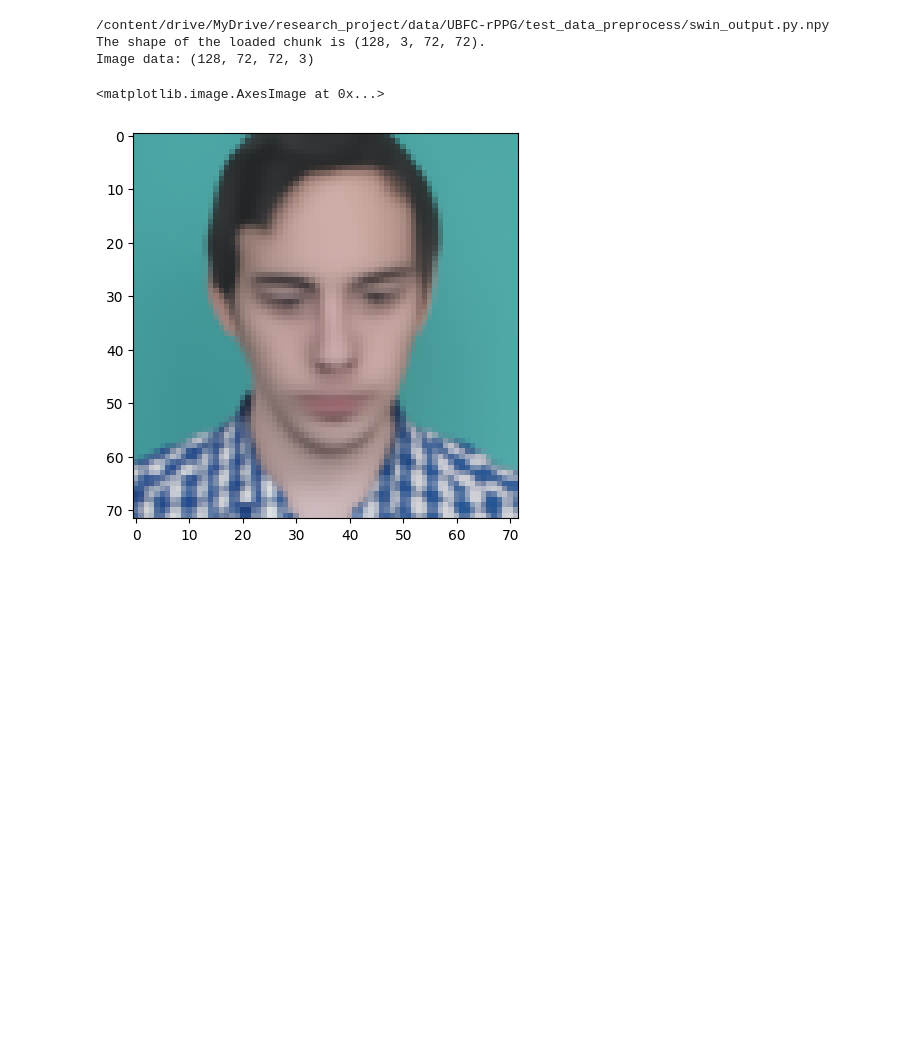
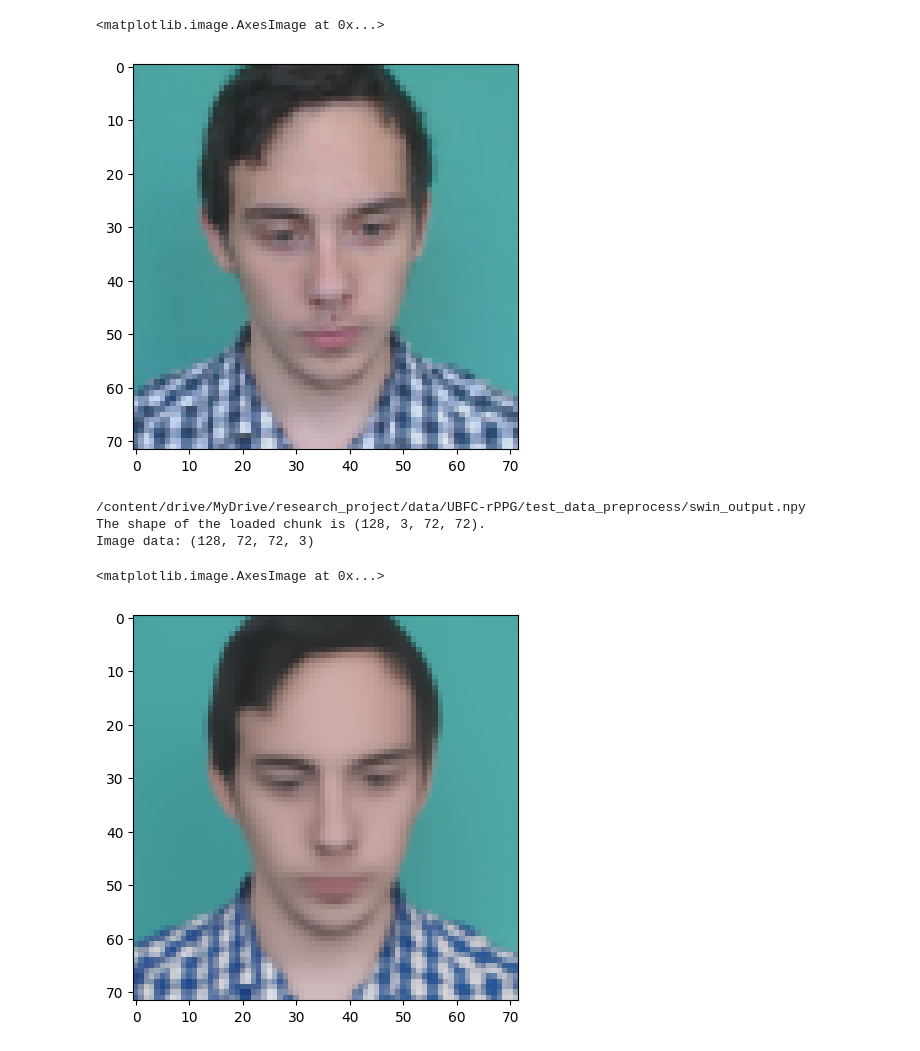
Before and after one commit to trappertwo/rPPG-Toolbox, a Jupyter notebook: tools/preprocessing_viz/viz_preprocessed_data.ipynb, the cells around one changed output. Drawn from its saved outputs; the diff is of its cells as text; code cells hidden in the pictures; blank space fills up the shorter version.

```diff
--- a/tools/preprocessing_viz/viz_preprocessed_data.ipynb
+++ b/tools/preprocessing_viz/viz_preprocessed_data.ipynb
@@ -22,18 +39,19 @@ except ImportError as e:
 # %%
-# FILL THIS IN! This is the path to your preprocessed dataset folder.
-preprocessed_dataset_path = '/content/drive/MyDrive/research_project/data/UBFC-rPPG/test_data_preprocess'
-
-### Added this
-from google.colab import drive
-
-drive.mount('/content/drive')
-!ls -l {preprocessed_dataset_path}
-
-input_files = [filename for filename in os.listdir(preprocessed_dataset_path) if filename.endswith(".npy") and re.match(r".*input\d+\.npy", filename)]
-label_files = [input_file.replace("input", "label") for input_file in input_files if input_file.replace("input", "label") in os.listdir(preprocessed_dataset_path)]
+dataset_path = os.path.join(preprocessed_dataset_path, 'UBFC-rPPG_SizeW72_SizeH72_ClipLength128_DataTypeRaw_DataAugNone_LabelTypeDiffNormalized_Crop_faceTrue_BackendHC_Large_boxTrue_Large_size1.5_Dyamic_DetFalse_det_len32_Median_face_boxFalse')
+input_files = [filename for filename in os.listdir(dataset_path) if filename.endswith(".npy") and re.match(r".*input\d+\.npy", filename)]
+label_files = [input_file.replace("input", "label") for input_file in input_files if input_file.replace("input", "label") in os.listdir(dataset_path)]
 
 if len(input_files) == 0 or len(label_files) == 0:
     print("Error: No valid input or label files found in the directory.")
 else:
     print(f"{len(input_files)} input files and {len(label_files)} label files detected.")
+file_path = os.path.join(dataset_path, input_files[0])
+print(file_path)
+input_data = np.load(file_path)
+print(f'The shape of the loaded chunk is {np.shape(input_data)}.')
+print(f'Image data: {input_data.shape}')
+
+plt.figure(figsize=(5, 5))
+# Cast the image data to uint8
+plt.imshow(input_data[0].astype(np.uint8))
 # %% [output]
@@ -46,5 +62,7 @@ Error: No valid input or label files found in the directory.
+<matplotlib.image.AxesImage at 0x...>
+[figure, added]
 # %%
-file_path = os.path.join(preprocessed_dataset_path, 'swin_output.py.npy')
+file_path = os.path.join(preprocessed_dataset_path, 'swin_output.npy')
 print(file_path)
 input_data = np.load(file_path)
 print(f'The shape of the loaded chunk is {np.shape(input_data)}.')
@@ -55,7 +73,7 @@ plt.figure(figsize=(5, 5))
 # Cast the image data to uint8
 plt.imshow(input_data[0].astype(np.uint8))
 # %% [output]
-/content/drive/MyDrive/research_project/data/UBFC-rPPG/test_data_preprocess/swin_output.py.npy
+/content/drive/MyDrive/research_project/data/UBFC-rPPG/test_data_preprocess/swin_output.npy
 The shape of the loaded chunk is (128, 3, 72, 72).
 Image data: (128, 72, 72, 3)
 <matplotlib.image.AxesImage at 0x...>
```
Also changed, not shown: parts of 3 cells of this notebook.
